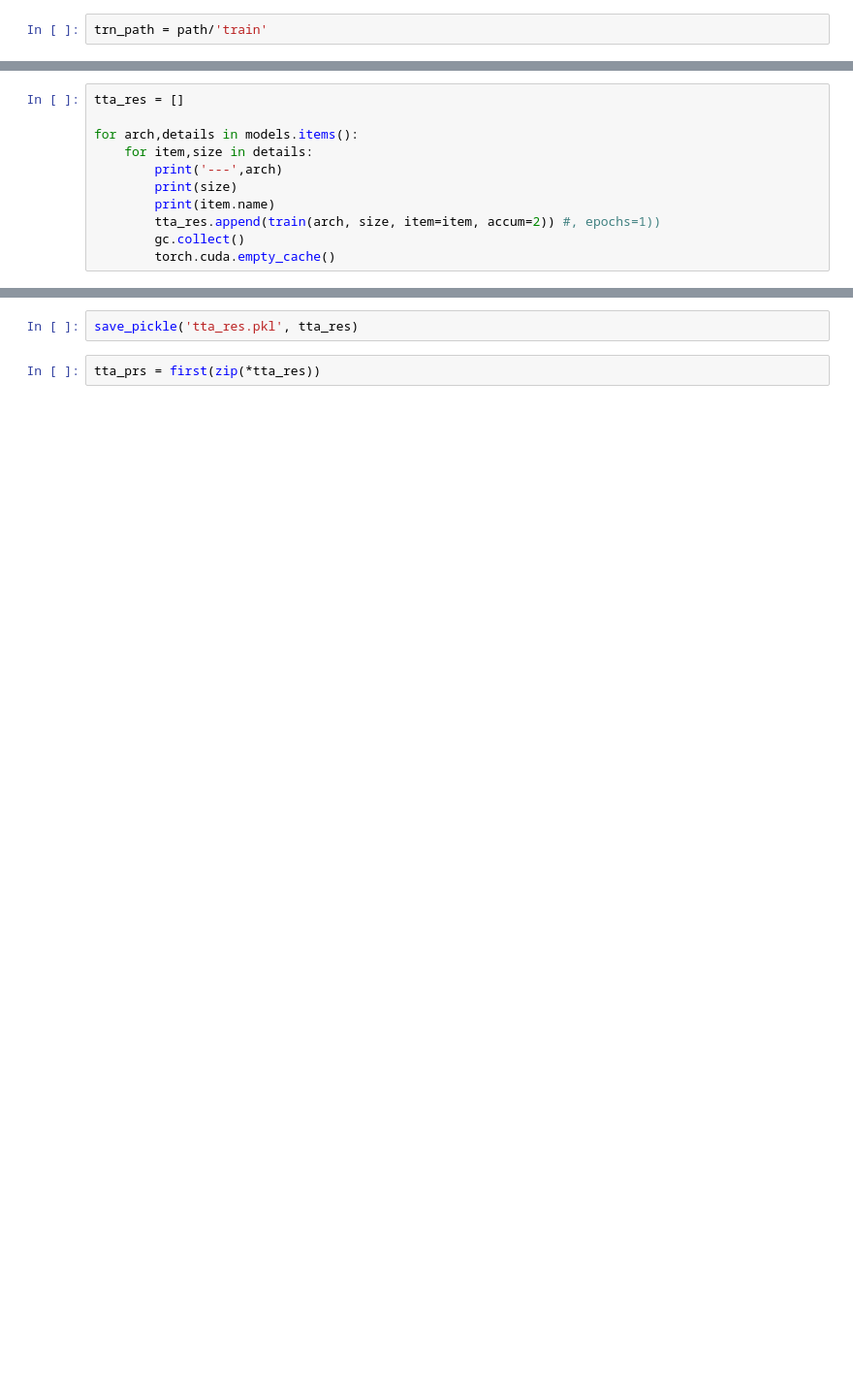
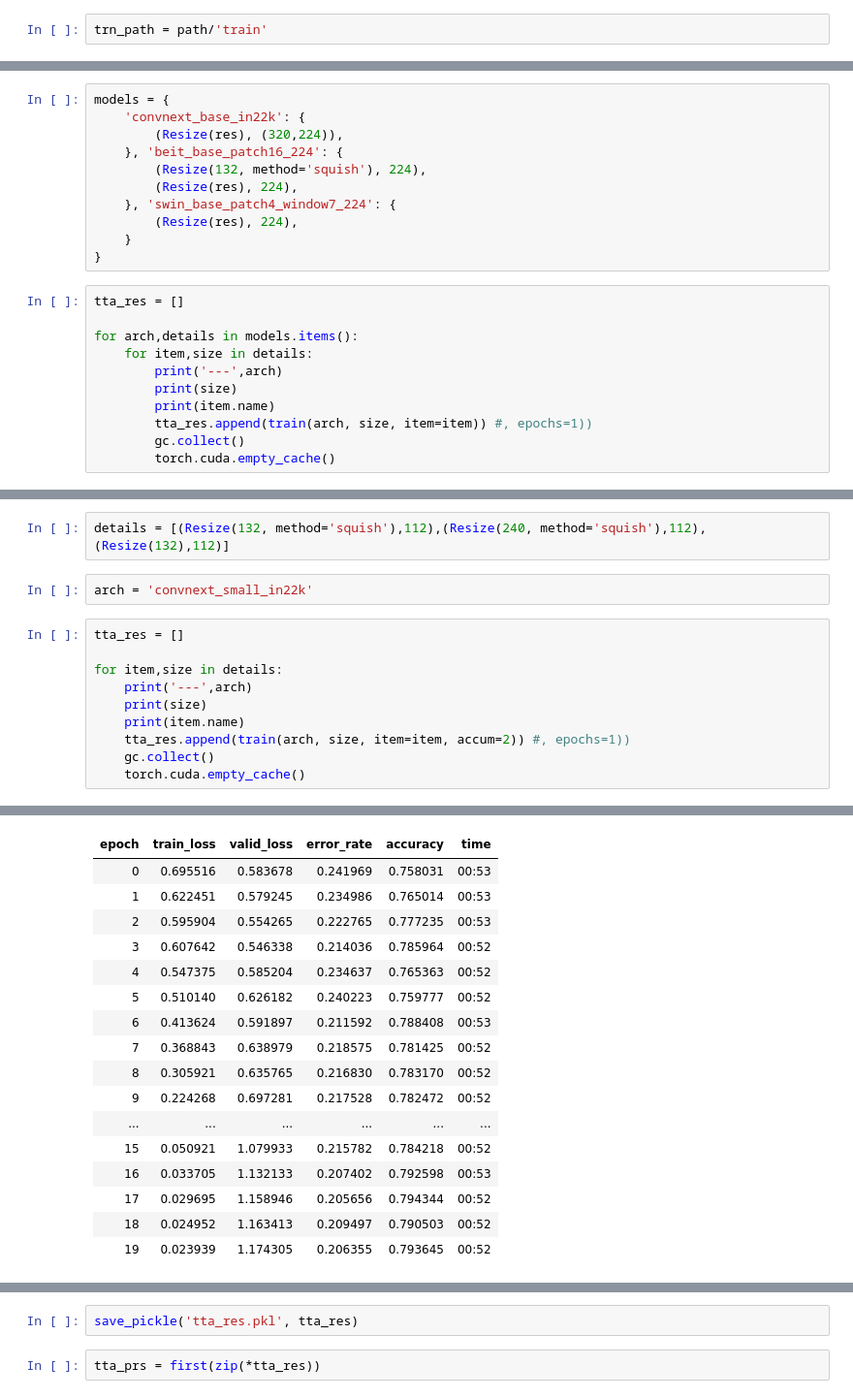
Before and after one commit to Meta-Sean/Practical-Deep-Learning, a Jupyter notebook: corncomp_pt3.ipynb, the cells around one changed output, grey strips where cells are left out. Shown at 97% size. Cells and saved outputs as stored; diff of their text form; blank space fills up the shorter version.

```diff
--- a/corncomp_pt3.ipynb
+++ b/corncomp_pt3.ipynb
@@ -112,3 +110,14 @@ trn_path = path/'train'
+# %%
+models = {
+    'convnext_base_in22k': {
+        (Resize(res), (320,224)),
+    }, 'beit_base_patch16_224': {
+        (Resize(132, method='squish'), 224),
+        (Resize(res), 224),
+    }, 'swin_base_patch4_window7_224': {
+        (Resize(res), 224),
+    }
+}
 # %%
 tta_res = []
 
@@ -117,7 +126,7 @@ for arch,details in models.items():
         print('---',arch)
         print(size)
         print(item.name)
-        tta_res.append(train(arch, size, item=item, accum=2)) #, epochs=1))
+        tta_res.append(train(arch, size, item=item)) #, epochs=1))
         gc.collect()
         torch.cuda.empty_cache()
 # %% [output]
@@ -134,0 +145,15 @@ Downloading: "https://dl.fbaipublicfiles.com/convnext/convnext_large_22k_224.pth
+# %%
+details = [(Resize(132, method='squish'),112),(Resize(240, method='squish'),112),(Resize(132),112)]
+# %%
+arch = 'convnext_small_in22k'
+# %%
+tta_res = []
+
+for item,size in details:
+    print('---',arch)
+    print(size)
+    print(item.name)
+    tta_res.append(train(arch, size, item=item, accum=2)) #, epochs=1))
+    gc.collect()
+    torch.cuda.empty_cache()
+# %% [output]
@@ -134,0 +166,17 @@ Downloading: "https://dl.fbaipublicfiles.com/convnext/convnext_large_22k_224.pth
+| epoch | train_loss | valid_loss | error_rate | accuracy | time |
+| 0 | 0.695516 | 0.583678 | 0.241969 | 0.758031 | 00:53 |
+| 1 | 0.622451 | 0.579245 | 0.234986 | 0.765014 | 00:53 |
+| 2 | 0.595904 | 0.554265 | 0.222765 | 0.777235 | 00:53 |
+| 3 | 0.607642 | 0.546338 | 0.214036 | 0.785964 | 00:52 |
+| 4 | 0.547375 | 0.585204 | 0.234637 | 0.765363 | 00:52 |
+| 5 | 0.510140 | 0.626182 | 0.240223 | 0.759777 | 00:52 |
+| 6 | 0.413624 | 0.591897 | 0.211592 | 0.788408 | 00:53 |
+| 7 | 0.368843 | 0.638979 | 0.218575 | 0.781425 | 00:52 |
+| 8 | 0.305921 | 0.635765 | 0.216830 | 0.783170 | 00:52 |
+| 9 | 0.224268 | 0.697281 | 0.217528 | 0.782472 | 00:52 |
+| ... | ... | ... | ... | ... | ... |
+| 15 | 0.050921 | 1.079933 | 0.215782 | 0.784218 | 00:52 |
+| 16 | 0.033705 | 1.132133 | 0.207402 | 0.792598 | 00:53 |
+| 17 | 0.029695 | 1.158946 | 0.205656 | 0.794344 | 00:52 |
+| 18 | 0.024952 | 1.163413 | 0.209497 | 0.790503 | 00:52 |
+| 19 | 0.023939 | 1.174305 | 0.206355 | 0.793645 | 00:52 |
```
Also changed, not shown: parts of 20 cells of this notebook.
